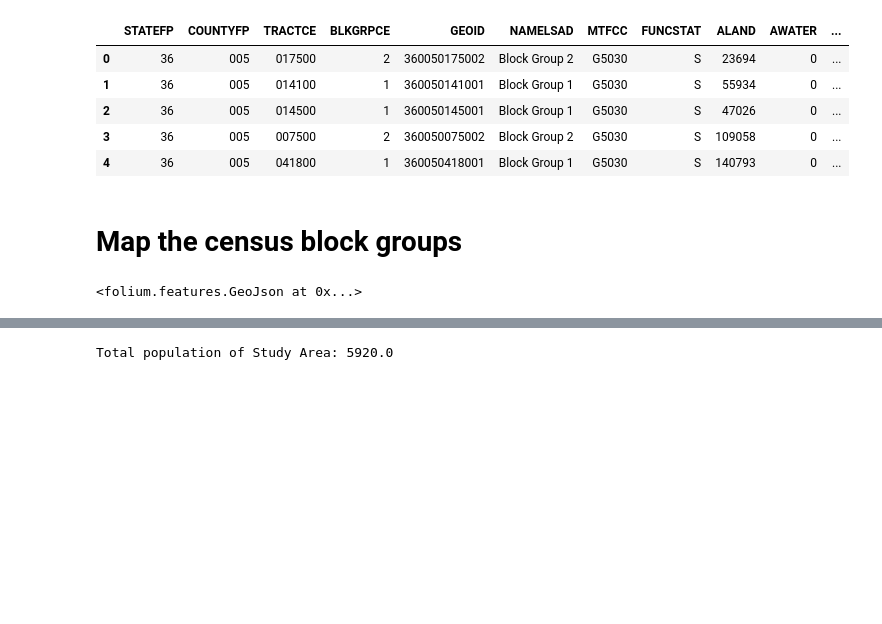
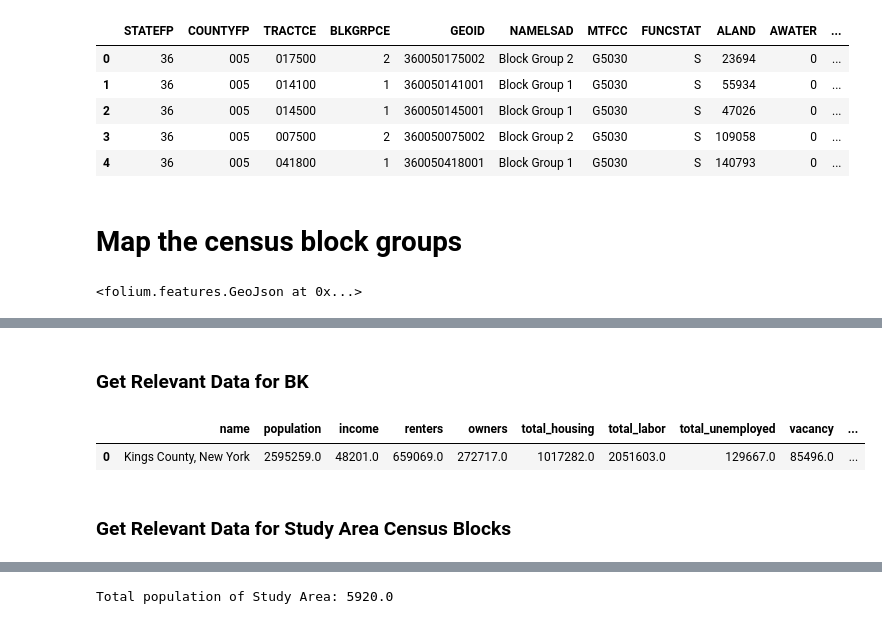
Before and after one commit to akash-y/digitalceqr, a Jupyter notebook: CHAPTER 5 - SOCIO/socio_economic_analysis.ipynb, the cells around one changed output, grey strips where cells are left out. Cells and saved outputs as stored; diff of their text form; code cells hidden in the pictures; blank space fills up the shorter version.

```diff
--- a/CHAPTER 5 - SOCIO/socio_economic_analysis.ipynb
+++ b/CHAPTER 5 - SOCIO/socio_economic_analysis.ipynb
@@ -89 +99,14 @@ block_groups_study_area_data
+# %% [markdown]
+### Get Relevant Data for BK
+# %%
+bk_data = c.acs5.state_county(tuple(census_mapper.keys()), '36', '047')[0]
+bk_data = pd.DataFrame(bk_data, index=[0])
+# bk_data
+bk_data = bk_data.rename(census_mapper, axis='columns')
+bk_data
+# %% [output]
+|  | name | population | income | renters | owners | total_housing | total_labor | total_unemployed | vacancy | ... |
+| 0 | Kings County, New York | 2595259.0 | 48201.0 | 659069.0 | 272717.0 | 1017282.0 | 2051603.0 | 129667.0 | 85496.0 | ... |
+# %% [markdown]
+### Get Relevant Data for Study Area Census Blocks
 # %%
```
Also changed, not shown: parts of 35 cells of this notebook.
